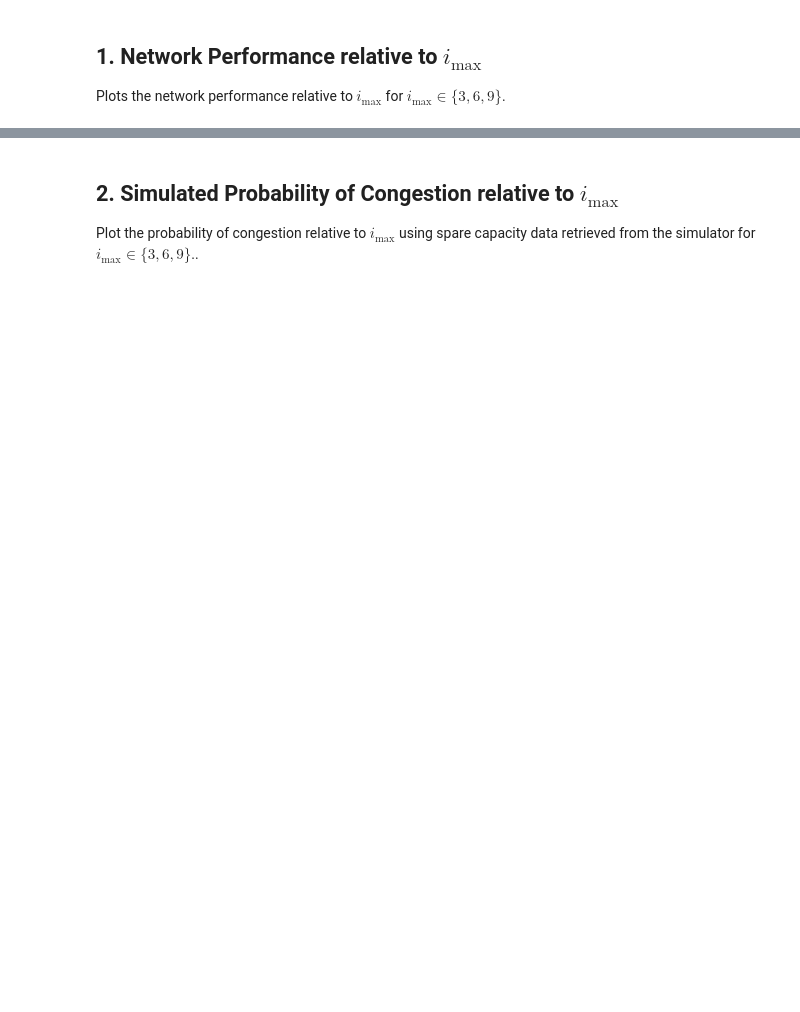
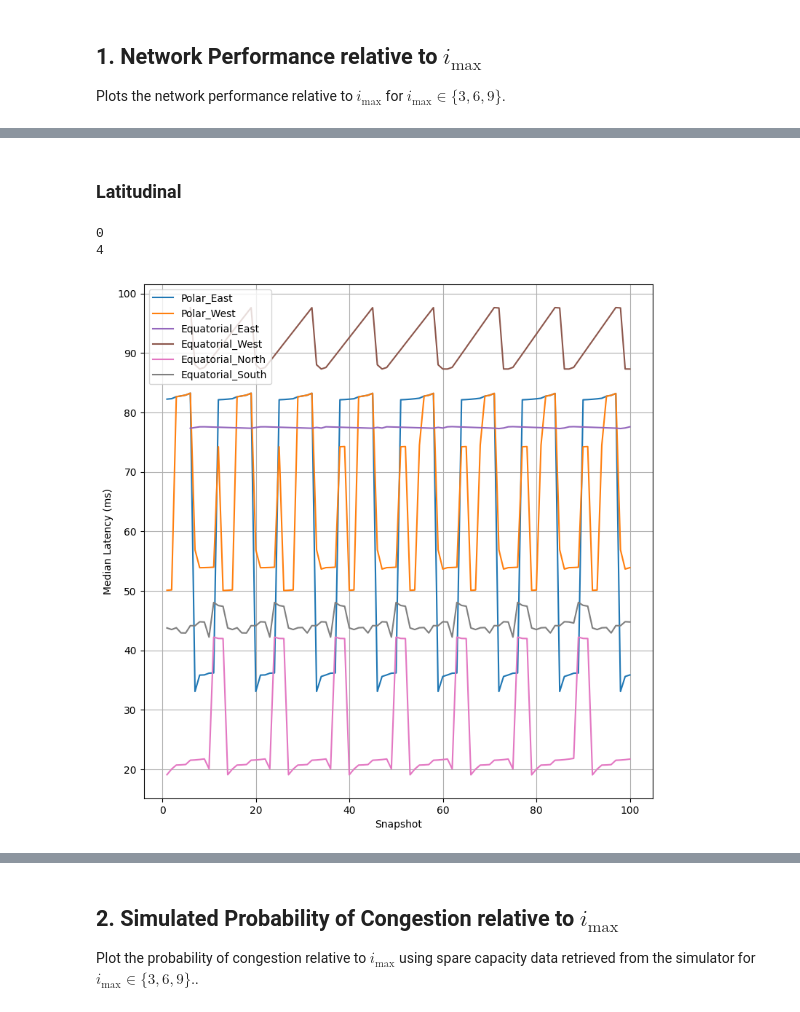
Before and after one commit to Foalfloater66/starlink-fyp, a Jupyter notebook: experiments.ipynb, the cells around one changed output, grey strips where cells are left out. Cells and saved outputs as stored; diff of their text form; code cells hidden in the pictures; blank space fills up the shorter version.

```diff
--- a/experiments.ipynb
+++ b/experiments.ipynb
@@ -111,0 +144,23 @@ plt.show()
+# %% [markdown]
+### Latitudinal
+# %%
+# Latitudinal
+fig, axs = plt.subplots(2, 2, figsize=(15, 15))
+
+# Defence disabled
+graph(plot_median_latency, axs[0, 0], latitudinal_cases)
+
+# imax = 3
+# graph(plot_median_latency, axs[1, 0], latitudinal_cases, imax=3)
+
+# # imax = 6
+# graph(plot_median_latency, axs[2, 0], latitudinal_cases, imax=6)
+
+# # imax = 9
+# graph(plot_median_latency, axs[3, 0], latitudinal_cases, imax=9)
+
+show_plot(fig, axs)
+# %% [output]
+0
+4
+[figure, added]
```
Also changed, not shown: parts of 9 cells of this notebook, 35 other files.
